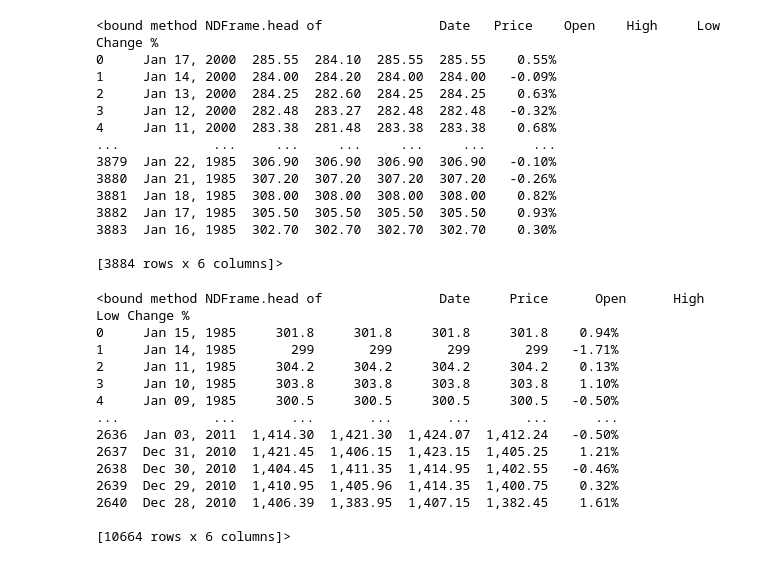
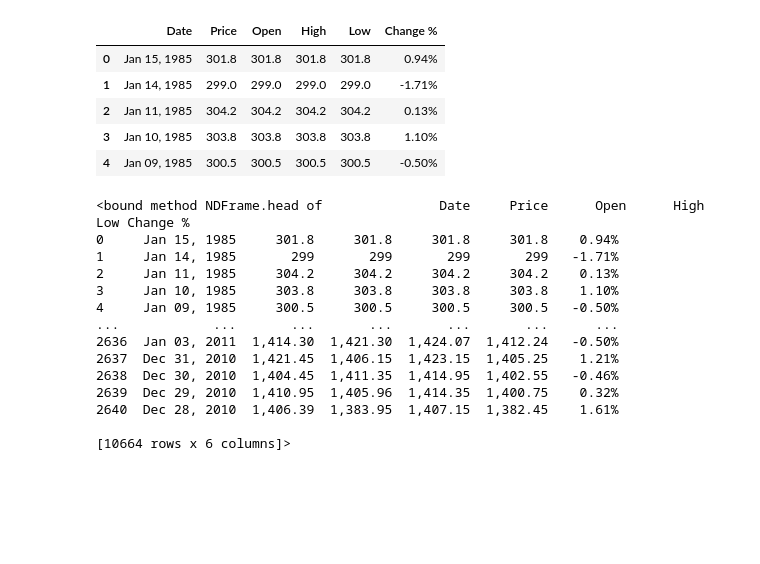
Before and after one commit to AR-Elbers/Market-Predictors, a Jupyter notebook: Data Treatment/Financial Data Treatment.ipynb, the cells around one changed output. Saved outputs shown, nothing was run; the diff lists cells and outputs as text; code cells hidden in the pictures; blank space fills up the shorter version.

Commit message:
new data

```diff
--- a/Financial Data.ipynb
+++ b/Data Treatment/Financial Data Treatment.ipynb
@@ -1,35 +1,28 @@
 # %%
 # Import pandas to access and manipulate our data
 import pandas as pd
 
 # Establish contact with the csv data files
-data_1 = "Raw Data/XAU_USD 12-1979 to 01-1885.csv"
-data_2 = "Raw Data/XAU_USD 01-1985 to 01-2000.csv"
-data_3 = "Raw Data/XAU_USD 01-2000 to 12-2010.csv"
-data_4 = "Raw Data/XAU_USD 12-2010 to 02-2021.csv"
+data_1 = "../Raw Data/XAU_USD 12-1979 to 01-1885.csv"
+data_2 = "../Raw Data/XAU_USD 01-1985 to 01-2000.csv"
+data_3 = "../Raw Data/XAU_USD 01-2000 to 12-2010.csv"
+data_4 = "../Raw Data/XAU_USD 12-2010 to 02-2021.csv"
 
 # Read CSV with pandas
 read_1 = pd.read_csv(data_1)
 read_2 = pd.read_csv(data_2)
 read_3 = pd.read_csv(data_3)
 read_4 = pd.read_csv(data_4)
 
-read_2.head
+
+read_1.head()
 # %% [output]
-<bound method NDFrame.head of               Date   Price    Open    High     Low Change %
-0     Jan 17, 2000  285.55  284.10  285.55  285.55    0.55%
-1     Jan 14, 2000  284.00  284.20  284.00  284.00   -0.09%
-2     Jan 13, 2000  284.25  282.60  284.25  284.25    0.63%
-3     Jan 12, 2000  282.48  283.27  282.48  282.48   -0.32%
-4     Jan 11, 2000  283.38  281.48  283.38  283.38    0.68%
-...            ...     ...     ...     ...     ...      ...
-3879  Jan 22, 1985  306.90  306.90  306.90  306.90   -0.10%
-3880  Jan 21, 1985  307.20  307.20  307.20  307.20   -0.26%
-3881  Jan 18, 1985  308.00  308.00  308.00  308.00    0.82%
-3882  Jan 17, 1985  305.50  305.50  305.50  305.50    0.93%
-3883  Jan 16, 1985  302.70  302.70  302.70  302.70    0.30%
-
-[3884 rows x 6 columns]>
+|  | Date | Price | Open | High | Low | Change % |
+| 0 | Jan 15, 1985 | 301.8 | 301.8 | 301.8 | 301.8 | 0.94% |
+| 1 | Jan 14, 1985 | 299.0 | 299.0 | 299.0 | 299.0 | -1.71% |
+| 2 | Jan 11, 1985 | 304.2 | 304.2 | 304.2 | 304.2 | 0.13% |
+| 3 | Jan 10, 1985 | 303.8 | 303.8 | 303.8 | 303.8 | 1.10% |
+| 4 | Jan 09, 1985 | 300.5 | 300.5 | 300.5 | 300.5 | -0.50% |
 # %%
 # Now we must merge our data into one table
 # Because we are merging data accross the same columns we use pd.concat function
```
Also changed, not shown: parts of 14 cells of this notebook, 8 other files.
